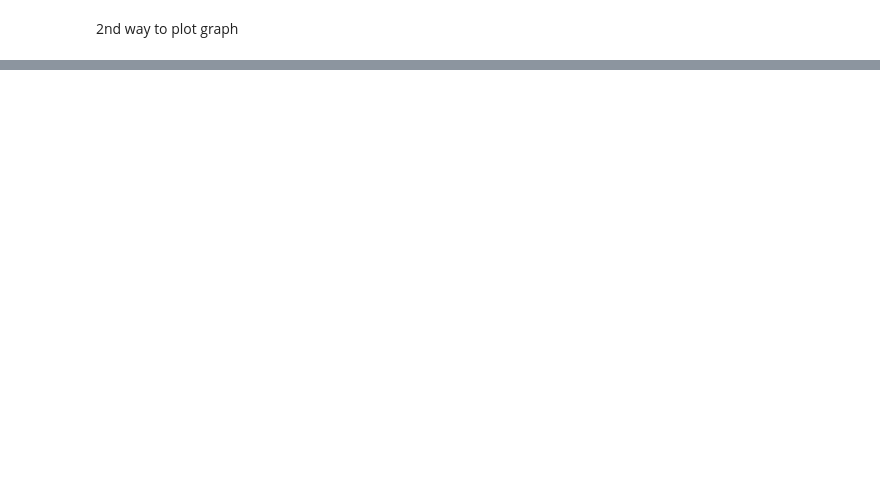
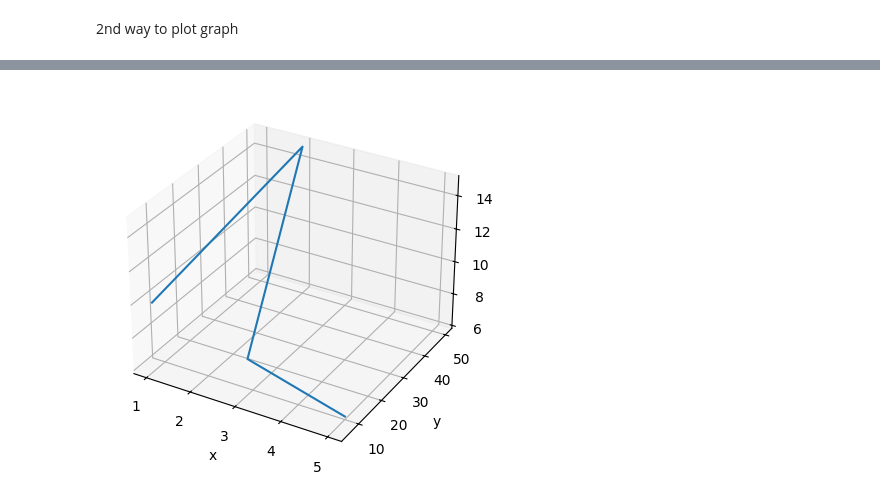
Before and after one commit to santoshbohra123/matplotlib, a Jupyter notebook: Untitled0.ipynb, the cells around one changed output, grey strips where cells are left out. Saved outputs shown, nothing was run; the diff lists cells and outputs as text; code cells hidden in the pictures; blank space fills up the shorter version.

```diff
--- a/Untitled0.ipynb
+++ b/Untitled0.ipynb
@@ -221,0 +198,16 @@ plt.show()
+# %%
+# 3D line plot
+
+x = [1,2,3,4,5]
+y = [6,50,8,9,10]
+z = [10,15,8,7,6]
+fig = plt.figure()
+ax1 = plt.subplot(projection = "3d")
+
+ax1.plot(x,y,z)
+ax1.set_xlabel("x")
+ax1.set_ylabel("y")
+ax1.set_zlabel("z")
+plt.show()
+# %% [output]
+[figure, added]
```
Also changed, not shown: parts of 21 cells of this notebook.
